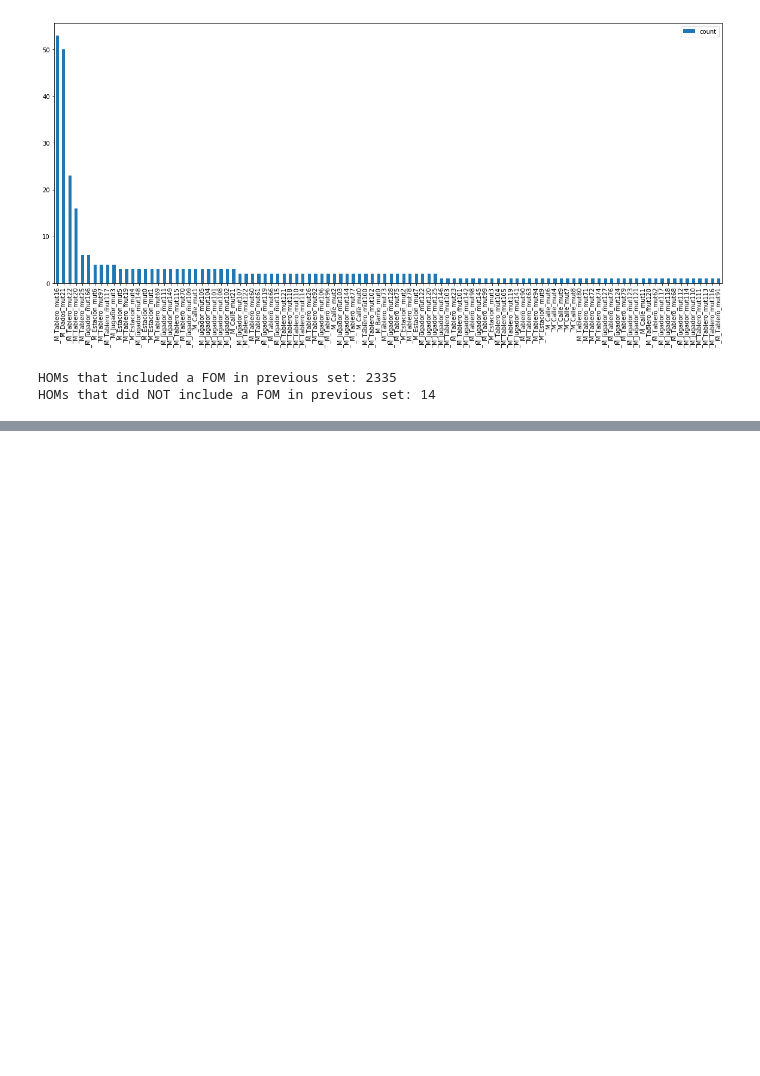
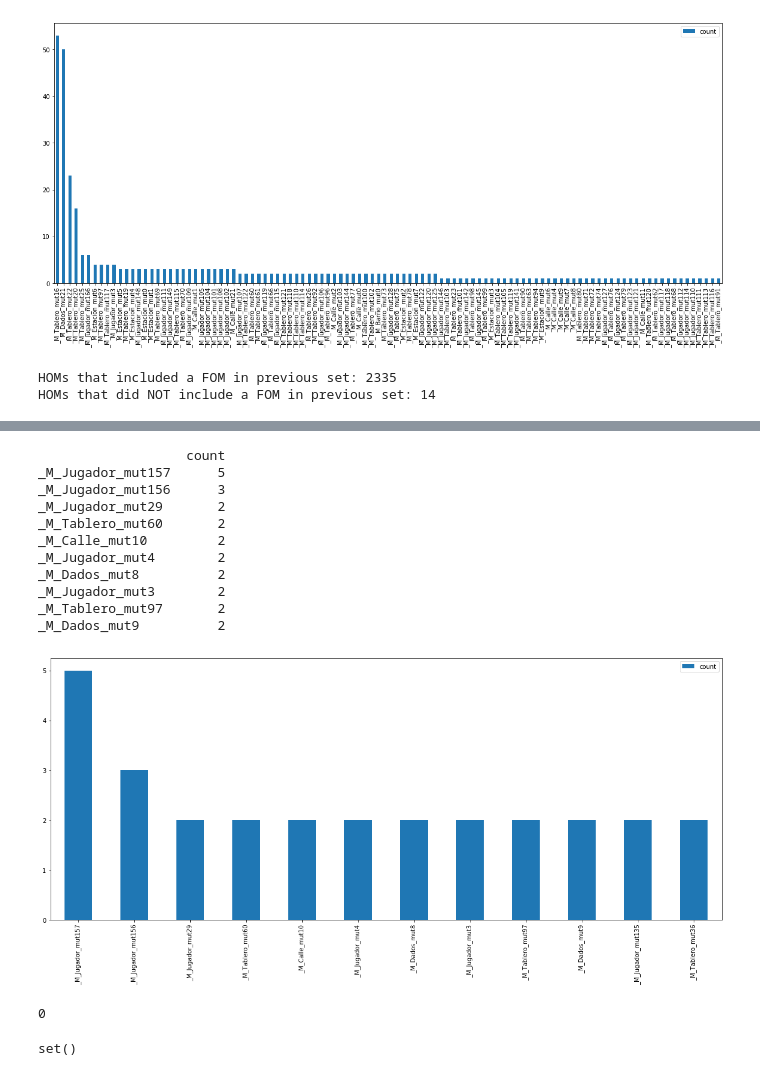
Before and after one commit to poosomooso/SSHOM-Search, a Jupyter notebook: python/Infinites.ipynb, the cells around one changed output, grey strips where cells are left out. Cells and saved outputs as stored; diff of their text form; code cells hidden in the pictures; blank space fills up the shorter version.

```diff
--- a/python/Infinites.ipynb
+++ b/python/Infinites.ipynb
@@ -151,0 +188,22 @@ HOMs that did NOT include a FOM in previous set: 14
+# %%
+additional_fom_set = set()
+additional_fom_set.add("_M_Tablero_mut20")
+additional_fom_set.add("_M_Tablero_mut22")
+additional_fom_set.add("_M_Dados_mut21")
+additional_fom_set.add("_M_Tablero_mut16")
+
+
+def filter(homs, foms):
+    filtered = set()
+    for hom in homs:
+        comprised_foms = hom.split(" ")
+        contains_inf_fom = False
+        for f in comprised_foms:
+            if f in foms:
+                contains_inf_fom = True
+        if not contains_inf_fom:
+            filtered.add(hom)
+    return filtered
+
+further_filtered = filter(filtered_inf_2oms, additional_fom_set)
+len(further_filtered)
@@ -151,0 +229,34 @@ HOMs that did NOT include a FOM in previous set: 14
+# %%
+fom_dist(further_filtered)
+# %% [output]
+                   count
+_M_Jugador_mut157      5
+_M_Jugador_mut156      3
+_M_Jugador_mut29       2
+_M_Tablero_mut60       2
+_M_Calle_mut10         2
+_M_Jugador_mut4        2
+_M_Dados_mut8          2
+_M_Jugador_mut3        2
+_M_Tablero_mut97       2
+_M_Dados_mut9          2
+[figure, added]
+# %%
+additional_fom_set.add("_M_Jugador_mut157")
+additional_fom_set.add("_M_Jugador_mut156")
+additional_fom_set.add("_M_Calle_mut10")
+additional_fom_set.add("_M_Jugador_mut3")
+additional_fom_set.add("_M_Dados_mut9")
+additional_fom_set.add("_M_Dados_mut8")
+additional_fom_set.add("_M_Jugador_mut4")
+
+further_filtered = filter(further_filtered, additional_fom_set)
+print(len(further_filtered))
+# print("unique FOMs: ", len(unique_FOMs(further_filtered)))
+# fom_dist(further_filtered)
+# %% [output]
+0
+# %%
+further_filtered
+# %% [output]
+set()
```
Also changed, not shown: parts of 10 cells of this notebook, 2 other files.
